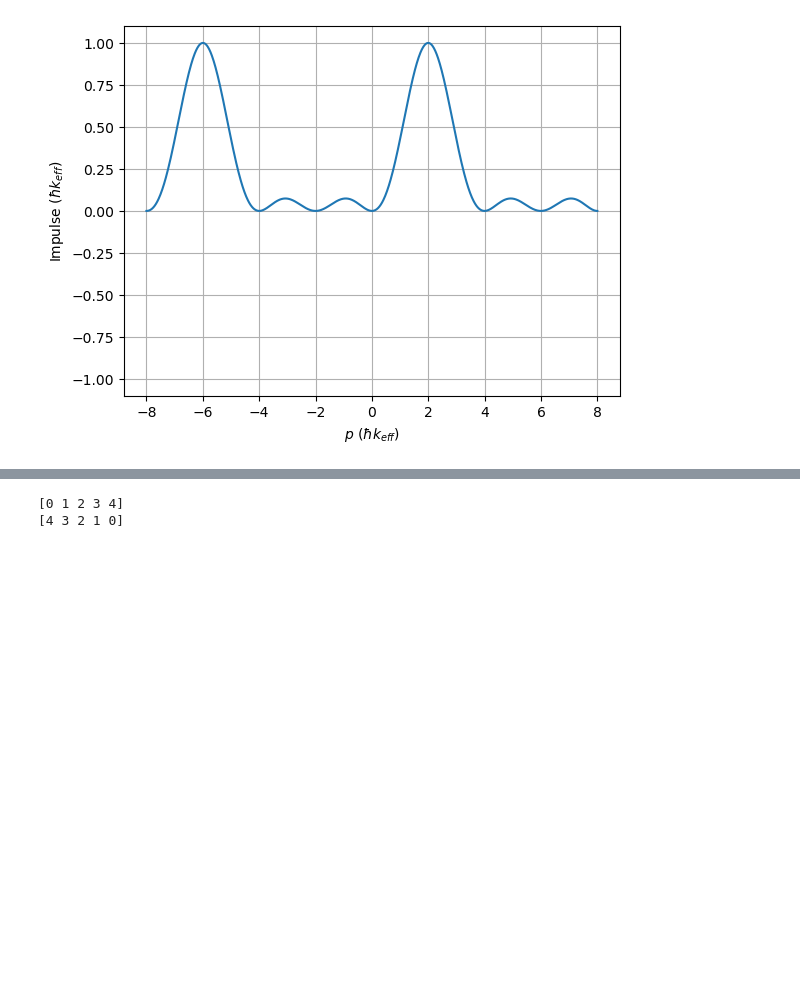
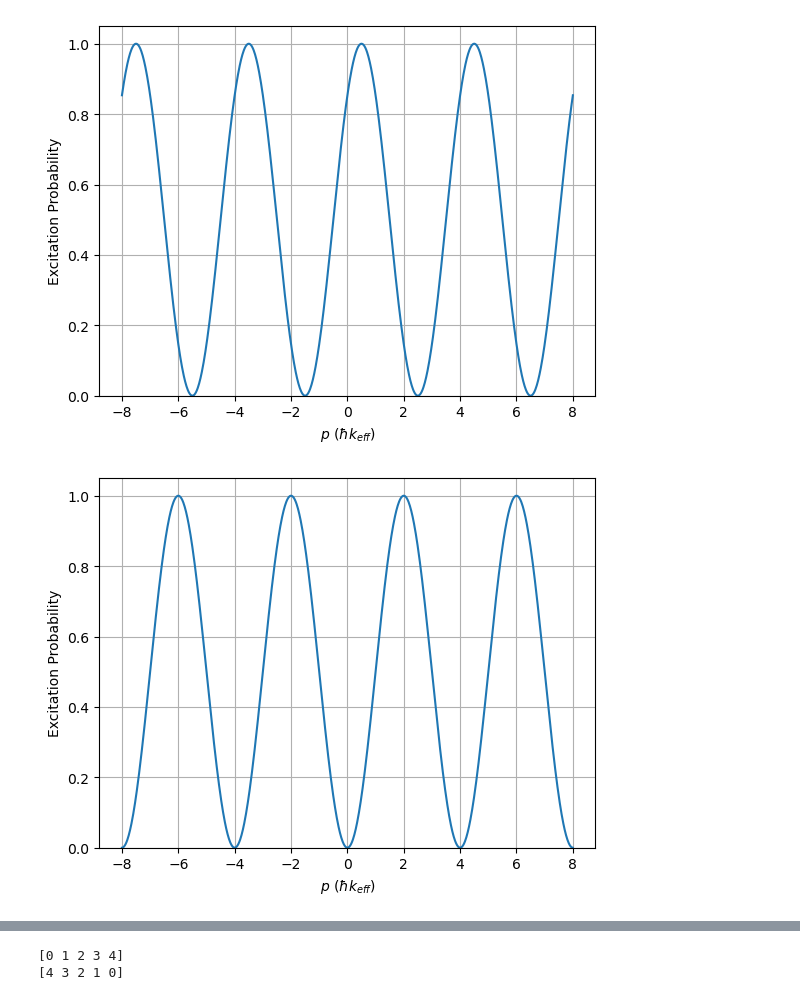
Before and after one commit to tr2g20/simulations, a Jupyter notebook: impulse_plots.ipynb, the cells around one changed output, grey strips where cells are left out. Cells and saved outputs as stored; diff of their text form; code cells hidden in the pictures; blank space fills up the shorter version.

```diff
--- a/impulse_plots.ipynb
+++ b/impulse_plots.ipynb
@@ -40,50 +40,95 @@ rabi_time = 2*pi/rabi_freq
 
 time_steps = 1
 
-RR3 = RR3short_gate(rabi_freq=rabi_freq, time_steps=time_steps)
+RR3 = RR3_gate(rabi_freq=rabi_freq, time_steps=time_steps)
 
 exgate = exchange10_gate(rabi_freq=rabi_freq, time_steps=time_steps)
 
 swap = swap23_gate(rabi_freq=rabi_freq, time_steps=time_steps)
+
+free_time = pi/(4*dR)
+detuning = 5*dR
+
+ramsey_gate = PulseSequence()
+pulse1 = UpPulse(laser_det=np.full(time_steps,detuning), phase=np.full(time_steps,0), rabi_freq=np.full(time_steps, rabi_freq), duration=rabi_time/4)
+pulse2 = UpPulse(laser_det=np.full(time_steps,detuning), phase=np.full(time_steps, 5*pi/4), rabi_freq=np.full(time_steps, rabi_freq), duration=rabi_time/4)
+pulse3 = DownPulse(laser_det=np.full(time_steps,detuning), phase=np.full(time_steps,0), rabi_freq=np.full(time_steps, rabi_freq), duration=rabi_time/2)
+freevolve1 = FreeEvolution(laser_det=np.full(time_steps,detuning), duration=free_time/8 - (1/rabi_freq) - (pi/(2*rabi_freq)))
+freevolve2 = FreeEvolution(laser_det=np.full(time_steps,detuning), duration=free_time/4 - (pi/rabi_freq))
+ramsey_gate.add_pulses([pulse1, freevolve1, pulse3, freevolve2, pulse3, freevolve1, pulse2])
+
+ramsey_interf = PulseSequence()
+freevolve3 = FreeEvolution(laser_det=np.full(time_steps,detuning), duration=free_time - (2/rabi_freq))
+ramsey_interf.add_pulses([pulse1, freevolve3, pulse2])
 
 p_min = -16
 p_max = 16
 basis = np.arange(p_min, p_max + 1)
 
 initial_state = np.zeros(shape=len(basis), dtype=np.complex128)
-
 initial_state[16] = 1
-
 initial_state = initial_state/ np.linalg.norm(initial_state)
 
 p_vals = np.linspace(-8, 8, 1000)*hbar*k_eff
 doppler_shifts = p_vals*k_eff/m
 
 impulses = np.zeros(len(p_vals))
 
 for i in range(len(p_vals)):
 
-    wave_func, times = simulate_pulses_single_atom(pulse_seq= swap, basis= basis, initial_state=initial_state, d_shift=doppler_shifts[i])
+    wave_func, times = simulate_pulses_single_atom(pulse_seq= ramsey_interf, basis= basis, initial_state=initial_state, d_shift=doppler_shifts[i])
 
     final = wave_func[-1,:]
     final = final/np.linalg.norm(final)
     probs = np.abs(final)**2
 
     avg_impulse = np.average(basis, weights=probs)
 
     impulses[i] = avg_impulse
 
+plt.plot(p_vals/(hbar*k_eff), impulses)
+plt.xlabel(r'$p$ ($\hbar k_{eff}$)')
+# plt.ylabel(r'Impulse ($\hbar k_{eff}$)')
+plt.ylabel(r'Excitation Probability')
+plt.ylim(0,1.05)
+plt.grid()
+plt.show()
 
+p_min = -16
+p_max = 16
+basis = np.arange(p_min, p_max + 1)
 
+initial_state = np.zeros(shape=len(basis), dtype=np.complex128)
+initial_state[16] = 1
+initial_state = initial_state/ np.linalg.norm(initial_state)
+
+p_vals = np.linspace(-8, 8, 1000)*hbar*k_eff
+doppler_shifts = p_vals*k_eff/m
+
+impulses = np.zeros(len(p_vals))
+
+for i in range(len(p_vals)):
+
+    wave_func, times = simulate_pulses_single_atom(pulse_seq= ramsey_gate, basis= basis, initial_state=initial_state, d_shift=doppler_shifts[i])
+
+    final = wave_func[-1,:]
+    final = final/np.linalg.norm(final)
+    probs = np.abs(final)**2
+
+    avg_impulse = np.average(basis, weights=probs)
+
+    impulses[i] = avg_impulse
 
 plt.plot(p_vals/(hbar*k_eff), impulses)
 plt.xlabel(r'$p$ ($\hbar k_{eff}$)')
-plt.ylabel(r'Impulse ($\hbar k_{eff}$)')
-plt.ylim(-1.1,1.1)
+# plt.ylabel(r'Impulse ($\hbar k_{eff}$)')
+plt.ylabel(r'Excitation Probability')
+plt.ylim(0,1.05)
 plt.grid()
 plt.show()
 # %% [output]
-[figure, old version]
+[figure, new version]
+[figure, added]
 # %%
 flipped_impulses = -1*np.flip(impulses)
 
```
Also changed, not shown: parts of 2 cells of this notebook, 6 other files.
